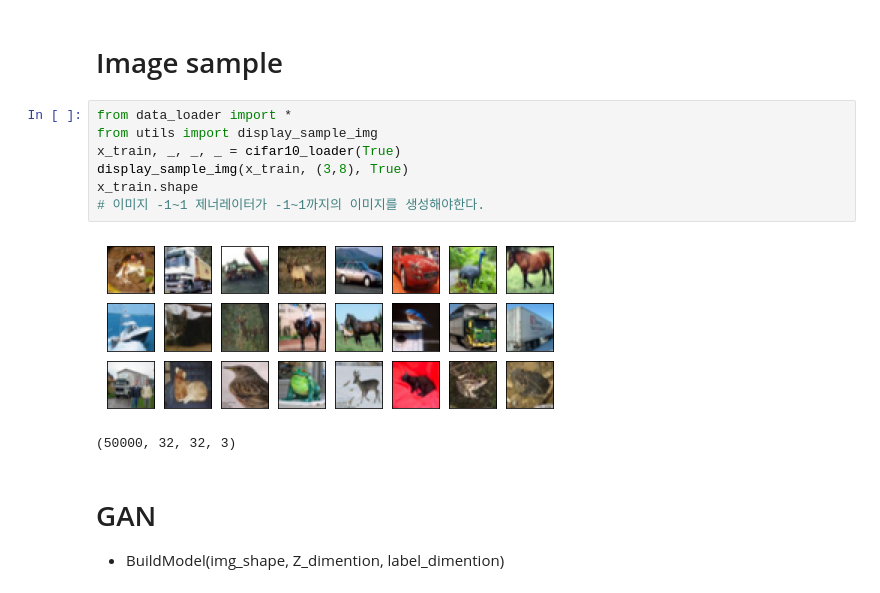
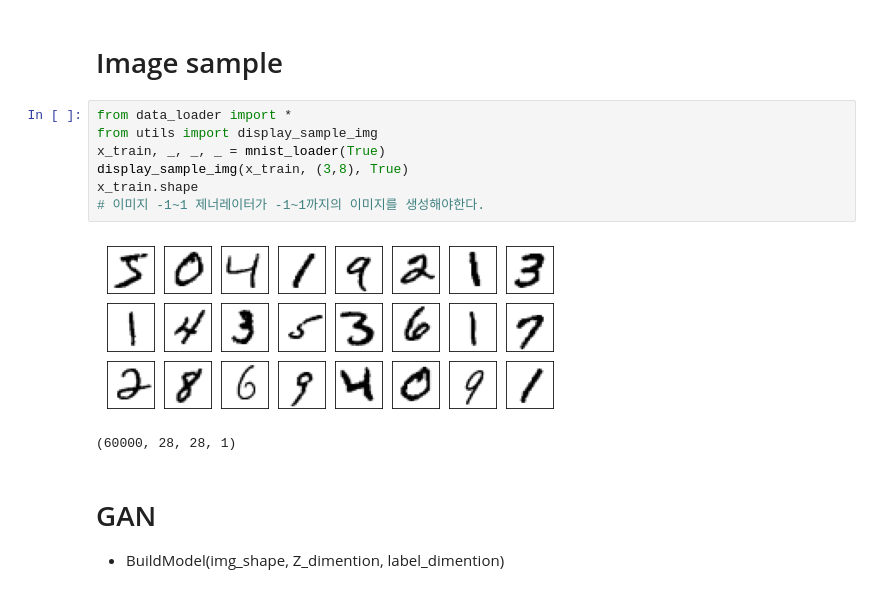
Before and after one commit to komingsu/itedu, a Jupyter notebook: Paper_with_code/GAN, cGAN/Code/code_example.ipynb, the cells around one changed output. Saved outputs shown, nothing was run; the diff lists cells and outputs as text.

```diff
--- a/Paper_with_code/GAN, cGAN/Code/code_example.ipynb
+++ b/Paper_with_code/GAN, cGAN/Code/code_example.ipynb
@@ -3,13 +3,13 @@
 # %%
 from data_loader import *
 from utils import display_sample_img
-x_train, _, _, _ = cifar10_loader(True)
+x_train, _, _, _ = mnist_loader(True)
 display_sample_img(x_train, (3,8), True)
 x_train.shape
 # 이미지 -1~1 제너레이터가 -1~1까지의 이미지를 생성해야한다.
 # %% [output]
-[figure, old version]
+[figure, new version]
-(50000, 32, 32, 3)
+(60000, 28, 28, 1)
 # %% [markdown]
 # GAN
 * BuildModel(img_shape, Z_dimention, label_dimention)
```
Also changed, not shown: parts of 5 cells of this notebook, 6 other files.
